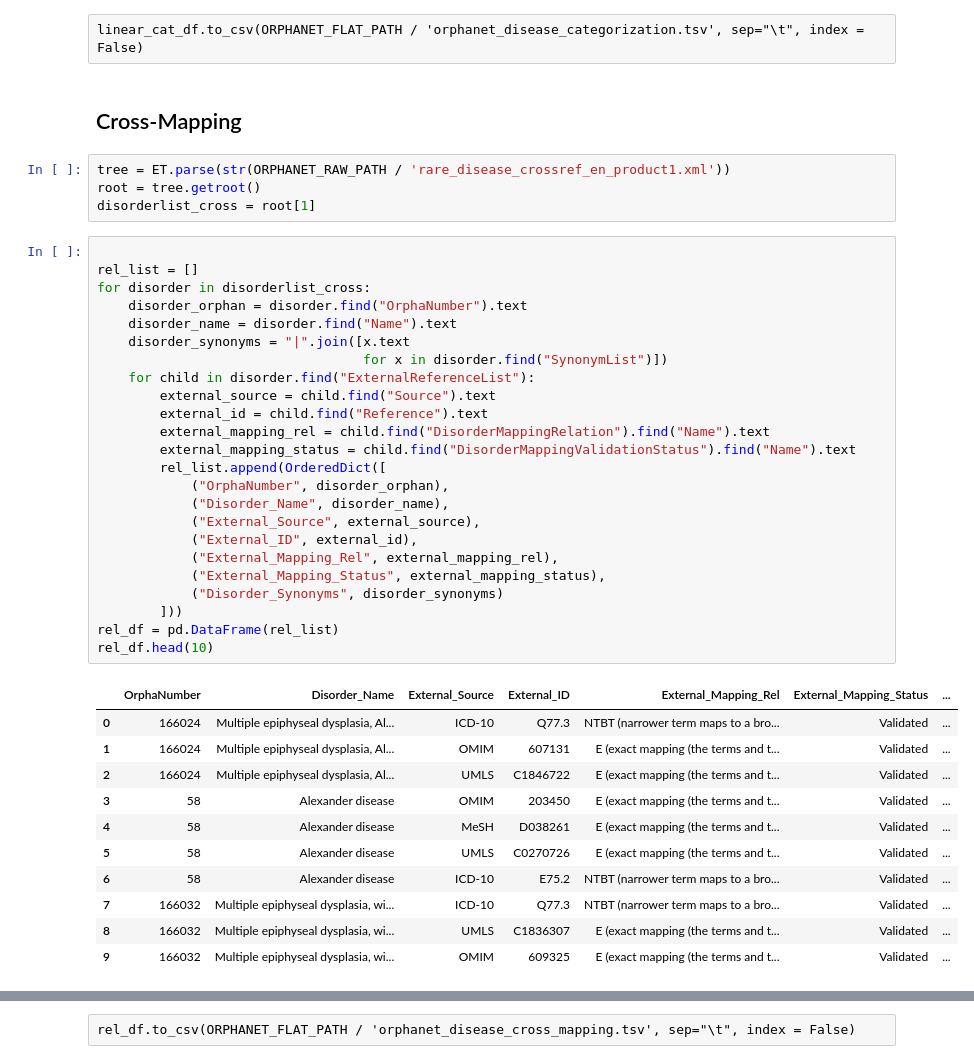
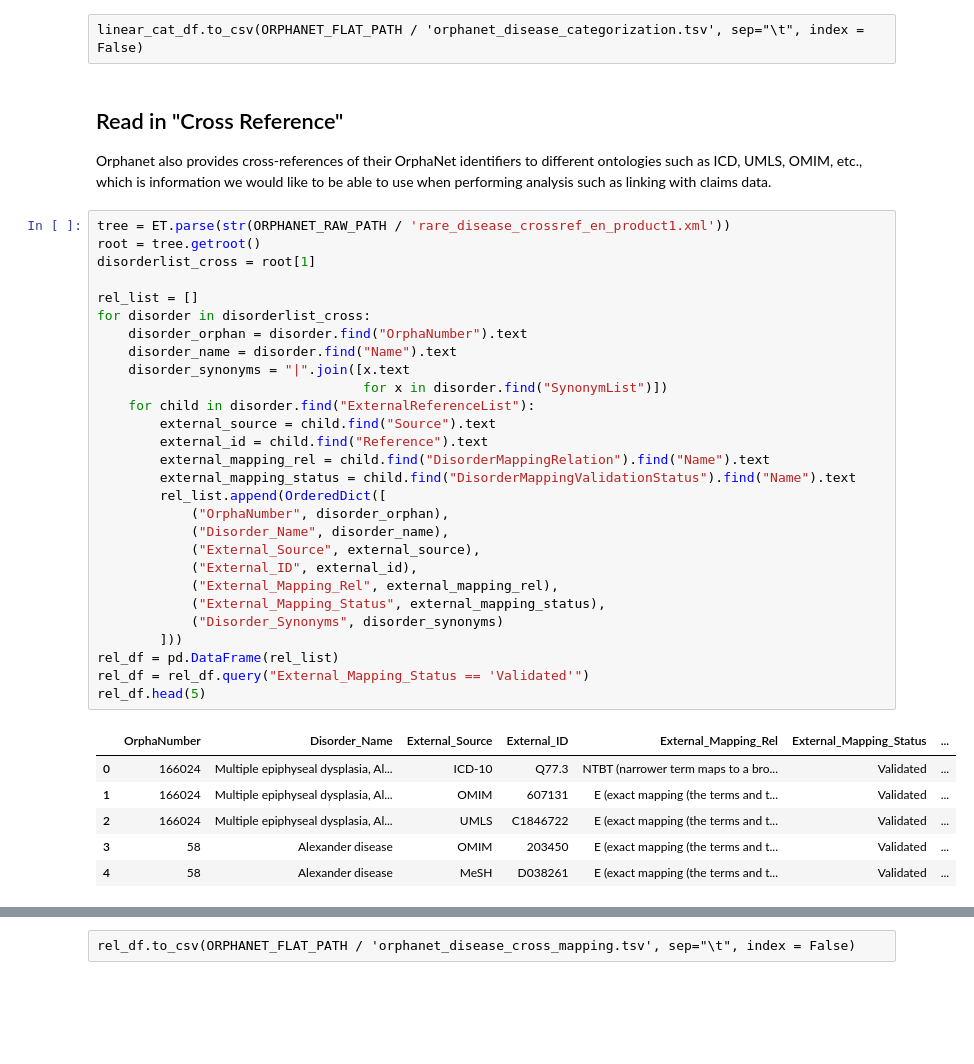
Before and after one commit to EmilyAlsentzer/rare-disease-simulation, a Jupyter notebook: process_simulation_resources/Orphanet Convert to Flat Files.ipynb, the cells around one changed output, grey strips where cells are left out. Cells and saved outputs as stored; diff of their text form; blank space fills up the shorter version.

```diff
--- a/process_simulation_resources/Orphanet Convert to Flat Files.ipynb
+++ b/process_simulation_resources/Orphanet Convert to Flat Files.ipynb
@@ -390,47 +294,44 @@ Name: Category, dtype: int64
 # %% [raw]
 linear_cat_df.to_csv(ORPHANET_FLAT_PATH / 'orphanet_disease_categorization.tsv', sep="\t", index = False)
-# %% [markdown]
-## Cross-Mapping
-# %%
-tree = ET.parse(str(ORPHANET_RAW_PATH / 'rare_disease_crossref_en_product1.xml'))
-root = tree.getroot()
-disorderlist_cross = root[1]
+# %% [markdown]
+## Read in "Cross Reference"
+
+Orphanet also provides cross-references of their OrphaNet identifiers to different ontologies such as ICD, UMLS, OMIM, etc., which is information we would like to be able to use when performing analysis such as linking with claims data.
 # %%
+tree = ET.parse(str(ORPHANET_RAW_PATH / 'rare_disease_crossref_en_product1.xml'))
+root = tree.getroot()
+disorderlist_cross = root[1]
 
 rel_list = []
 for disorder in disorderlist_cross:
     disorder_orphan = disorder.find("OrphaNumber").text
     disorder_name = disorder.find("Name").text
     disorder_synonyms = "|".join([x.text
                                   for x in disorder.find("SynonymList")])
     for child in disorder.find("ExternalReferenceList"):
         external_source = child.find("Source").text
         external_id = child.find("Reference").text
         external_mapping_rel = child.find("DisorderMappingRelation").find("Name").text
         external_mapping_status = child.find("DisorderMappingValidationStatus").find("Name").text
         rel_list.append(OrderedDict([
             ("OrphaNumber", disorder_orphan),
             ("Disorder_Name", disorder_name),
             ("External_Source", external_source),
             ("External_ID", external_id),
             ("External_Mapping_Rel", external_mapping_rel),
             ("External_Mapping_Status", external_mapping_status),
             ("Disorder_Synonyms", disorder_synonyms)
         ]))
 rel_df = pd.DataFrame(rel_list)
-rel_df.head(10)
+rel_df = rel_df.query("External_Mapping_Status == 'Validated'")
+rel_df.head(5)
 # %% [output]
 |  | OrphaNumber | Disorder_Name | External_Source | External_ID | External_Mapping_Rel | External_Mapping_Status | ... |
 | 0 | 166024 | Multiple epiphyseal dysplasia, Al... | ICD-10 | Q77.3 | NTBT (narrower term maps to a bro... | Validated | ... |
 | 1 | 166024 | Multiple epiphyseal dysplasia, Al... | OMIM | 607131 | E (exact mapping (the terms and t... | Validated | ... |
 | 2 | 166024 | Multiple epiphyseal dysplasia, Al... | UMLS | C1846722 | E (exact mapping (the terms and t... | Validated | ... |
 | 3 | 58 | Alexander disease | OMIM | 203450 | E (exact mapping (the terms and t... | Validated | ... |
 | 4 | 58 | Alexander disease | MeSH | D038261 | E (exact mapping (the terms and t... | Validated | ... |
-| 5 | 58 | Alexander disease | UMLS | C0270726 | E (exact mapping (the terms and t... | Validated | ... |
-| 6 | 58 | Alexander disease | ICD-10 | E75.2 | NTBT (narrower term maps to a bro... | Validated | ... |
-| 7 | 166032 | Multiple epiphyseal dysplasia, wi... | ICD-10 | Q77.3 | NTBT (narrower term maps to a bro... | Validated | ... |
-| 8 | 166032 | Multiple epiphyseal dysplasia, wi... | UMLS | C1836307 | E (exact mapping (the terms and t... | Validated | ... |
-| 9 | 166032 | Multiple epiphyseal dysplasia, wi... | OMIM | 609325 | E (exact mapping (the terms and t... | Validated | ... |
 # %%
 print("Unique diseases w/ External Mappings: ", len(set(rel_df.OrphaNumber)))
 # %% [output]
```
Also changed, not shown: parts of 180 cells of this notebook.
